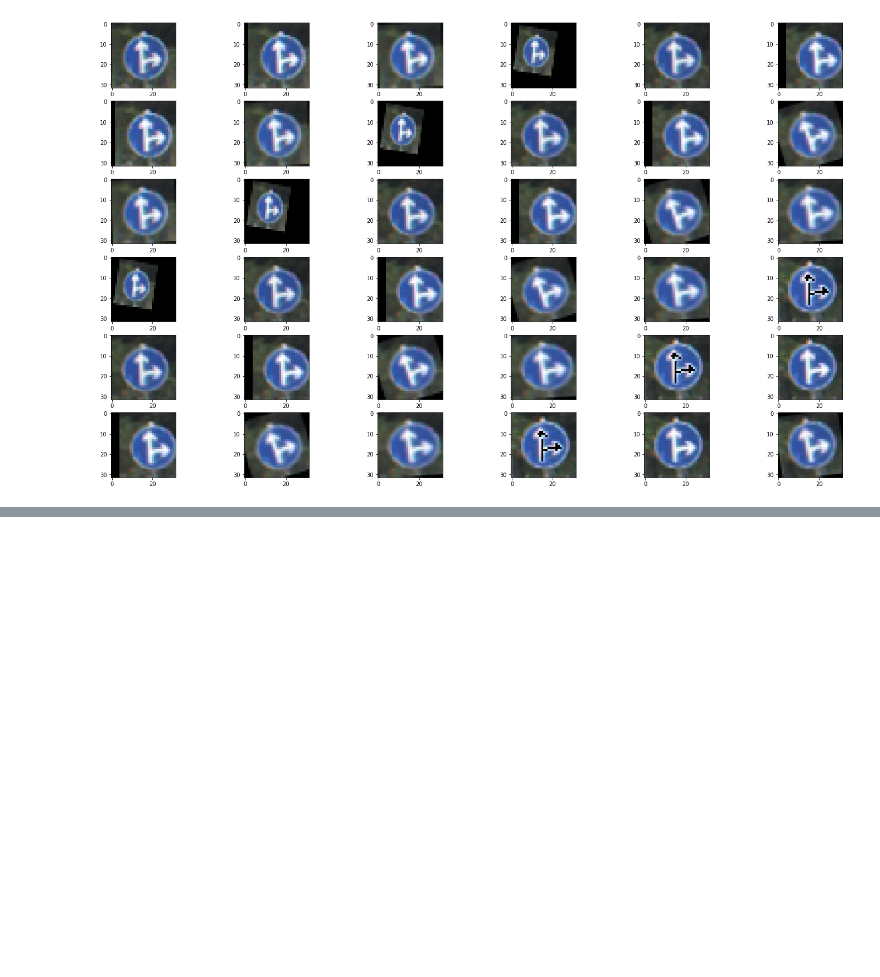
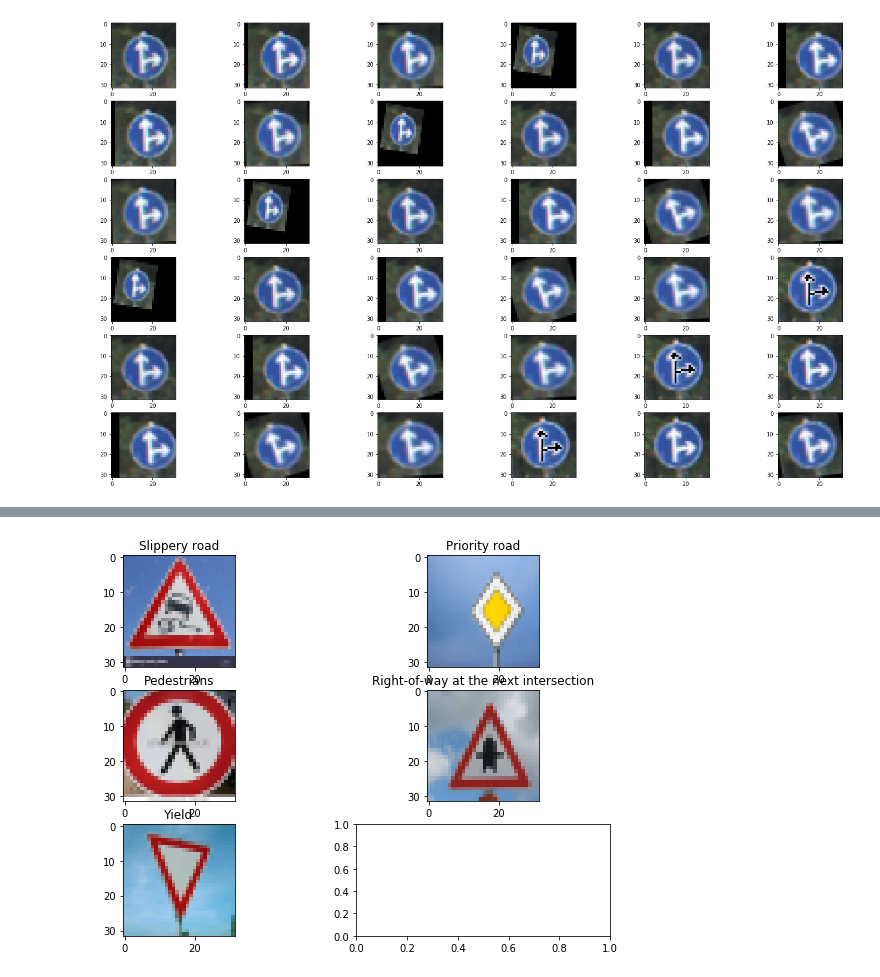
Before and after one commit to srikanthadya/Traffic-Signal-Classification, a Jupyter notebook: Traffic-Sign-Classifier.ipynb, the cells around one changed output, grey strips where cells are left out. Cells and saved outputs as stored; diff of their text form; code cells hidden in the pictures; blank space fills up the shorter version.

```diff
--- a/Traffic-Sign-Classifier.ipynb
+++ b/Traffic-Sign-Classifier.ipynb
@@ -306,0 +319,39 @@ CNNs have several hyper parameters that contribute to their performance. Hyper p
+# %%
+import os
+import cv2
+import numpy as np
+import matplotlib.pyplot as plt
+
+import pandas as pd
+
+df = pd.read_csv("signnames.csv")
+
+
+img_paths = os.listdir('./web_images')
+
+images = list()
+labels = np.array([23,12,27,11,13])
+count=0
+
+fig,axs = plt.subplots(3,2,figsize=(10,7))
+count = 0
+for im_pth in img_paths:
+
+  img = cv2.imread('web_images/'+im_pth)
+  img = cv2.cvtColor(img,cv2.COLOR_BGR2RGB)
+  (h, w) = img.shape[:2]
+  center = (w / 2, h / 2)
+  img = cv2.resize(img,(32,32), interpolation = cv2.INTER_AREA)
+  images.append(img)
+
+images = np.array(images)
+count = 0
+for i in range(3):
+  for j in range(2):
+    if count < 5:
+      axs[i][j].imshow(images[count])
+      axs[i][j].set_title(df.SignName.iloc[labels[count]])
+      count+=1
+plt.show()
+# %% [output]
+[figure, added]
```
Also changed, not shown: parts of 4 cells of this notebook, 15 other files.
